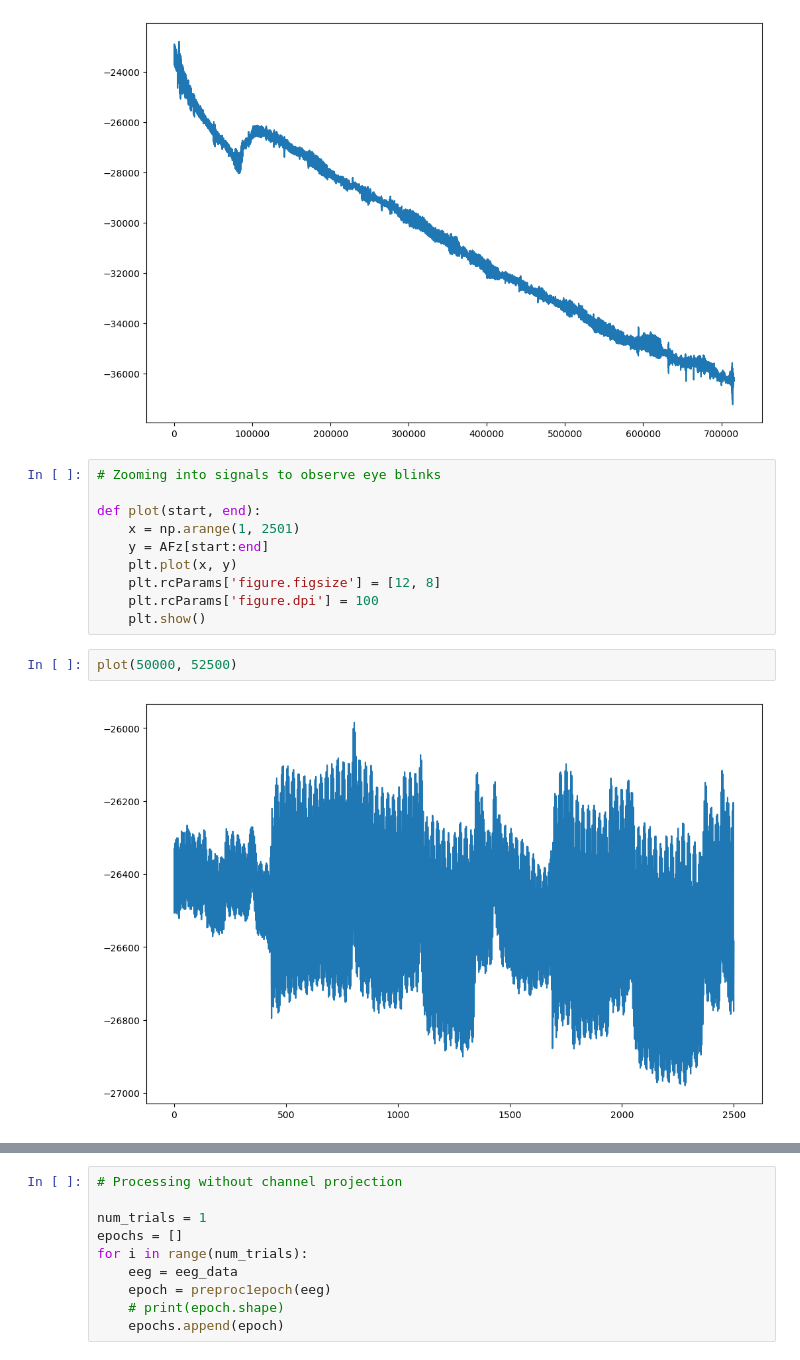
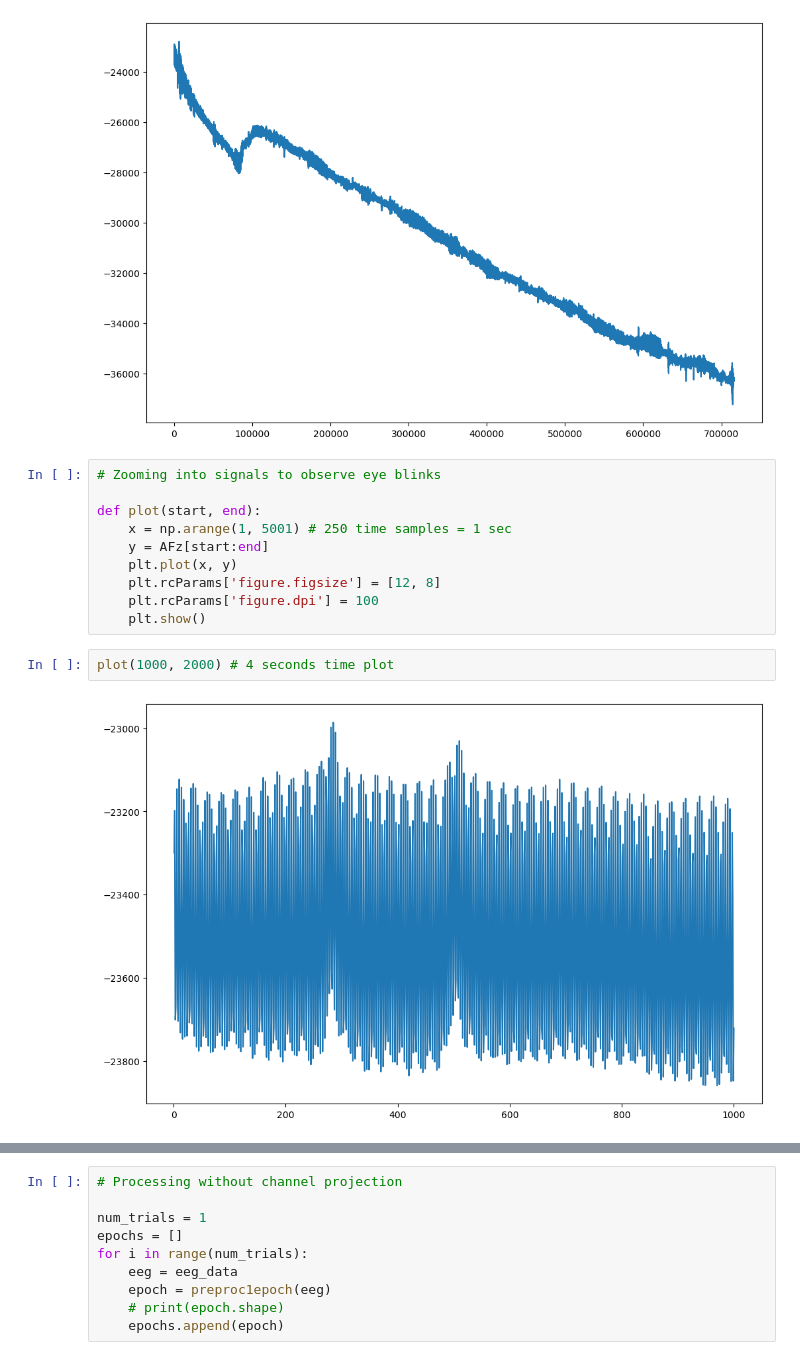
Before and after one commit to apoorva43/ClosedLoop, a Jupyter notebook: Visualization_Eyeblinks.ipynb, the cells around one changed output, grey strips where cells are left out. Saved outputs shown, nothing was run; the diff lists cells and outputs as text.

```diff
--- a/Visualization_Eyeblinks.ipynb
+++ b/Visualization_Eyeblinks.ipynb
@@ -62,13 +62,13 @@ plt.show()
 # Zooming into signals to observe eye blinks
 
 def plot(start, end):
-    x = np.arange(1, 2501)
+    x = np.arange(1, 5001) # 250 time samples = 1 sec
     y = AFz[start:end]
     plt.plot(x, y)
     plt.rcParams['figure.figsize'] = [12, 8]
     plt.rcParams['figure.dpi'] = 100
     plt.show()
-# %%
-plot(50000, 52500)
-# %% [output]
-[figure, removed]
+# %%
+plot(1000, 2000) # 4 seconds time plot
+# %% [output]
+[figure, added]
```
Also changed, not shown: parts of 5 cells of this notebook.
